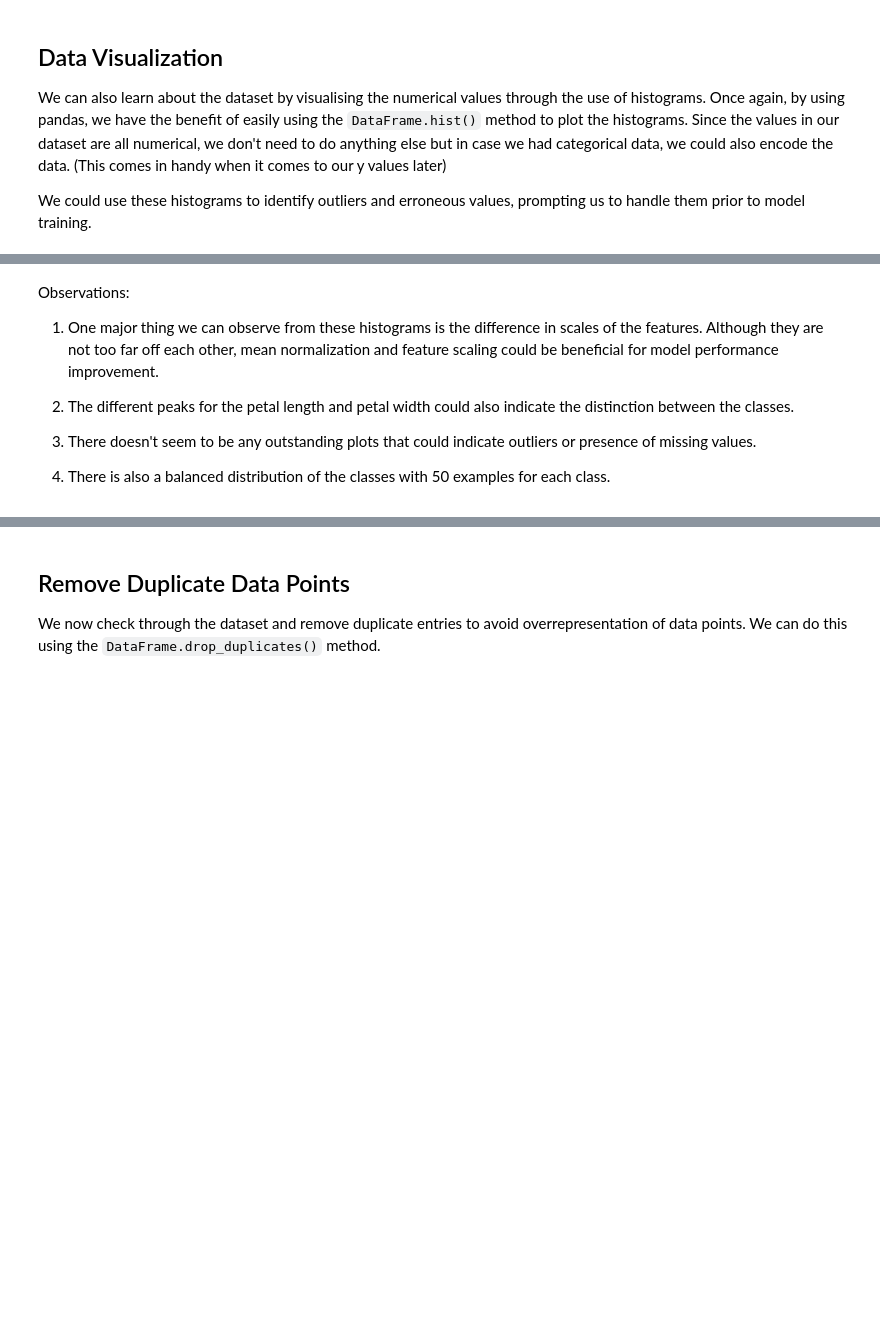
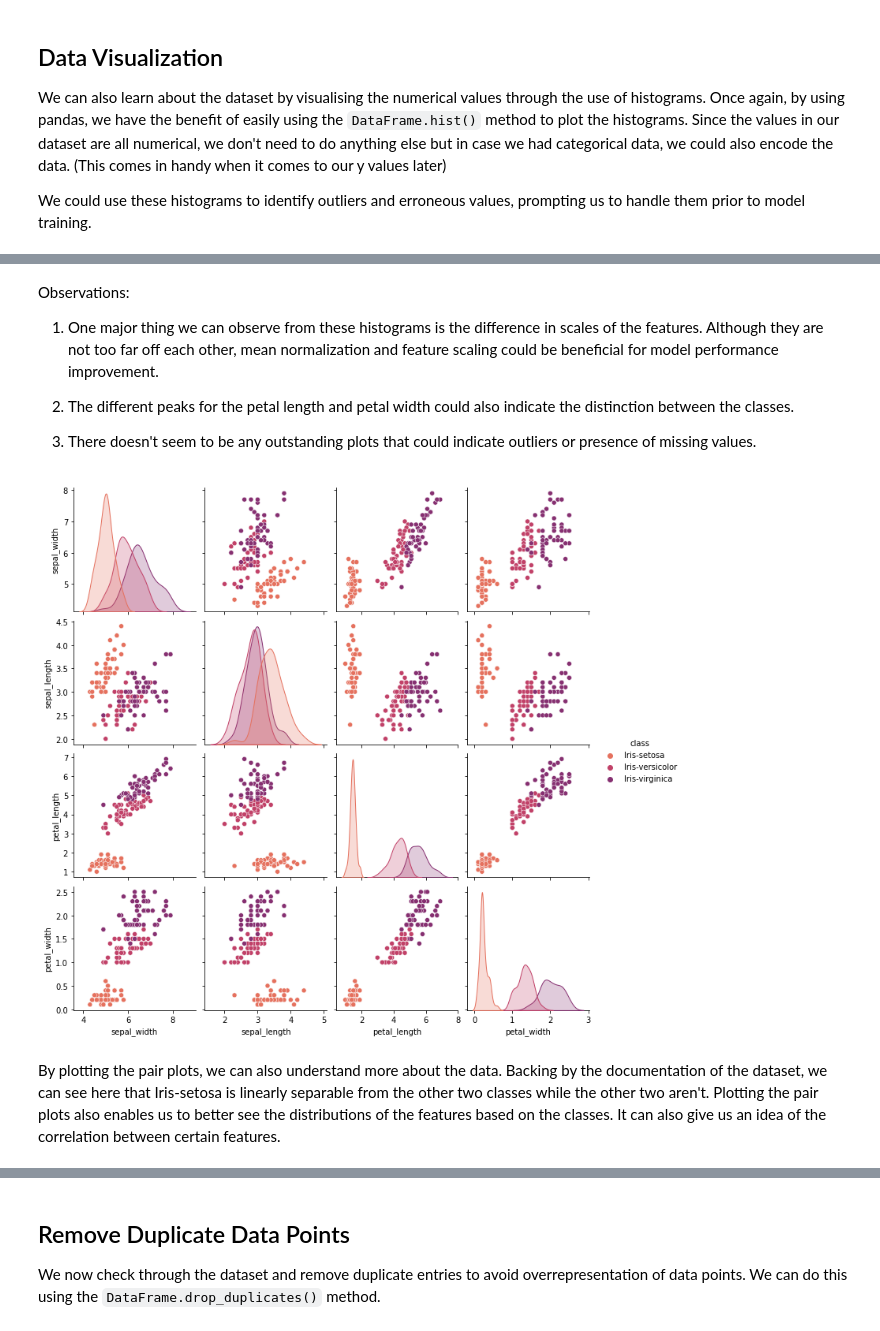
Before and after one commit to tengznaim/iris-classification, a Jupyter notebook: iris_logistic_regression.ipynb, the cells around one changed output, grey strips where cells are left out. Saved outputs shown, nothing was run; the diff lists cells and outputs as text; code cells hidden in the pictures; blank space fills up the shorter version.

Commit message:
Improved data visualisation

```diff
--- a/iris_logistic_regression.ipynb
+++ b/iris_logistic_regression.ipynb
@@ -88,5 +75,10 @@ Observations:
 2. The different peaks for the petal length and petal width could also indicate the distinction between the classes.
 
 3. There doesn't seem to be any outstanding plots that could indicate outliers or presence of missing values.
-
-4. There is also a balanced distribution of the classes with 50 examples for each class.
+# %%
+sns.pairplot(data, hue="class", palette="flare")
+plt.show()
+# %% [output]
+[figure, added]
+# %% [markdown]
+By plotting the pair plots, we can also understand more about the data. Backing by the documentation of the dataset, we can see here that Iris-setosa is linearly separable from the other two classes while the other two aren't. Plotting the pair plots also enables us to better see the distributions of the features based on the classes. It can also give us an idea of the correlation between certain features.
```
Also changed, not shown: parts of 9 cells of this notebook, 1 other file.
